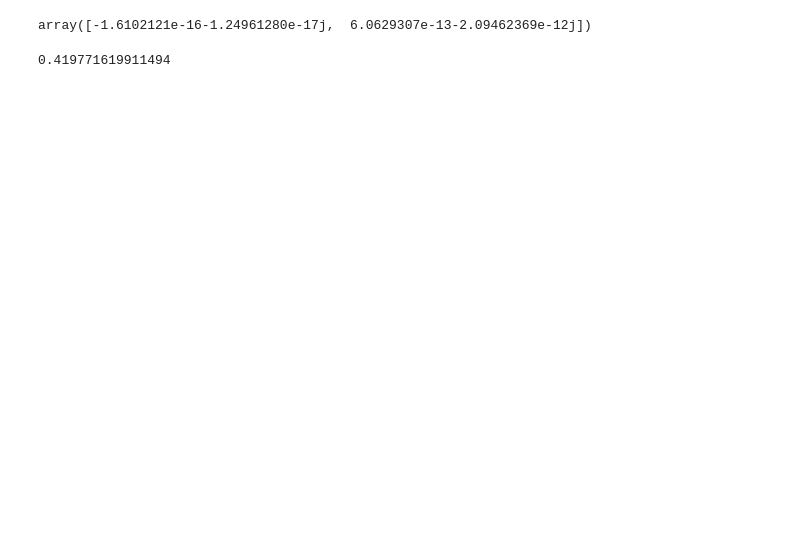
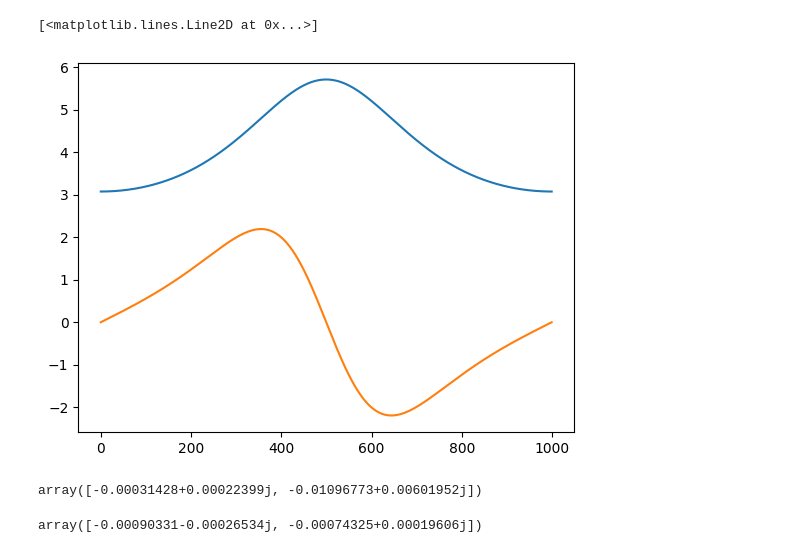
Before and after one commit to znasipak/hbl-teukolsky, a Jupyter notebook: test.ipynb, the cells around one changed output. Drawn from its saved outputs; the diff is of its cells as text; code cells hidden in the pictures; blank space fills up the shorter version.

```diff
--- a/test.ipynb
+++ b/test.ipynb
@@ -80,13 +113,21 @@ class MiniGeo:
     def ur(self, qr):
         r = self.r(qr)
         Delta = r**2 - 2.*r + self.a**2
-        return np.sign(np.sin(qr))*((self.En*(r**2 + self.a**2) - self.a*self.Lz)**2 - Delta*(r**2 + (self.Lz - self.a*self.En)**2 + self.Qc))
+        return np.sign(np.sin(qr))*np.sqrt(np.abs((self.En*(r**2 + self.a**2) - self.a*self.Lz)**2 - Delta*(r**2 + (self.Lz - self.a*self.En)**2 + self.Qc)))
 
     def r_velocity(self, qr):
-        return self.ur(qr)/self.r(qr)**2
+        return self.ur(qr)/(self.r(qr)**2)
 
     def mode_frequency(self, m, k, n):
         return np.dot(self.frequencies, (n, k, m))
+# %%
+orbit = MiniGeo(0.9, 4., 0.3, 1)
+# %%
+plt.plot(orbit.r(np.linspace(0, 2*np.pi, 1000)))
+plt.plot(orbit.ur(np.linspace(0, 2*np.pi, 1000)))
+# %% [output]
+[<matplotlib.lines.Line2D at 0x...>]
+[figure, added]
 # %%
 def scalar_source_equatorial(l, m, n, geo, nsamples = 2**9):
     omega = geo.mode_frequency(m, 0, n)
@@ -121,10 +162,10 @@ def scalar_source_equatorial(l, m, n, geo, nsamples = 2**9):
 
     return [sourceFactor*PsiUp, sourceFactor*PsiIn]
 # %%
-geo = MiniGeo(0.9, 7., 0.4, 1.)
-np.mean(scalar_source_equatorial(12, 2, 4, geo, nsamples=2**10), axis = 1)
+geo = MiniGeo(0.9, 10., 0.4, 1.)
+np.mean(scalar_source_equatorial(2, 2, 4, geo, nsamples=2**8), axis = 1)
 # %% [output]
-array([-1.6102121e-16-1.24961280e-17j,  6.0629307e-13-2.09462369e-12j])
+array([-0.00031428+0.00022399j, -0.01096773+0.00601952j])
 # %%
 def gravitational_source_equatorial(l, m, n, geo, nsamples = 2**9):
     omega = geo.mode_frequency(m, 0, n)
@@ -215,5 +272,6 @@ def gravitational_source_equatorial(l, m, n, geo, nsamples = 2**9):
-# %%
-Sslm = SpinWeightedSpheroidalHarmonic(-2, 2, 2, 0.9)
-Sslm.deriv2(np.array([np.pi/3]))[0]
-# %% [output]
-0.419771619911494
+# %%
+a = 0.9
+geo = MiniGeo(a, 10., 0.2, 1.)
+np.mean(gravitational_source_equatorial(2, 2, 0, geo, nsamples=2**8), axis = 1)
+# %% [output]
+array([-0.00090331-0.00026534j, -0.00074325+0.00019606j])
```
Also changed, not shown: parts of 32 cells of this notebook, 14 other files.
